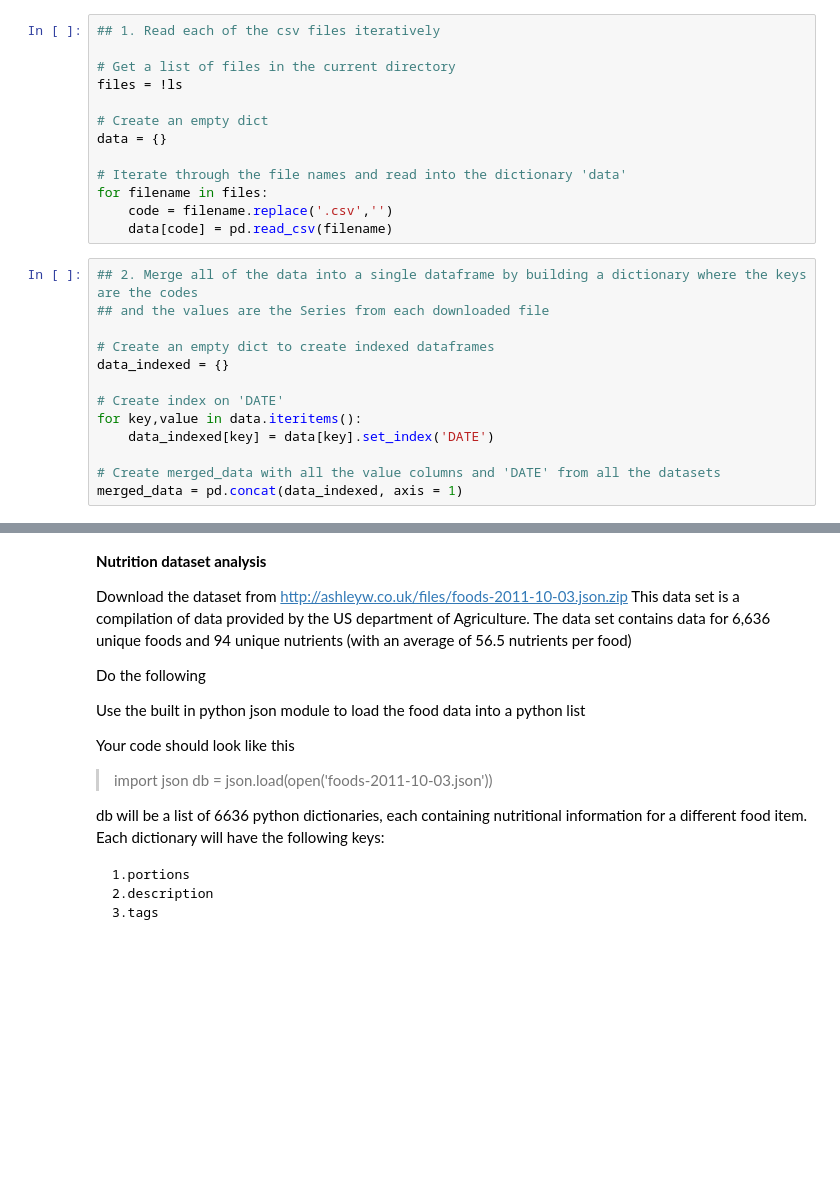
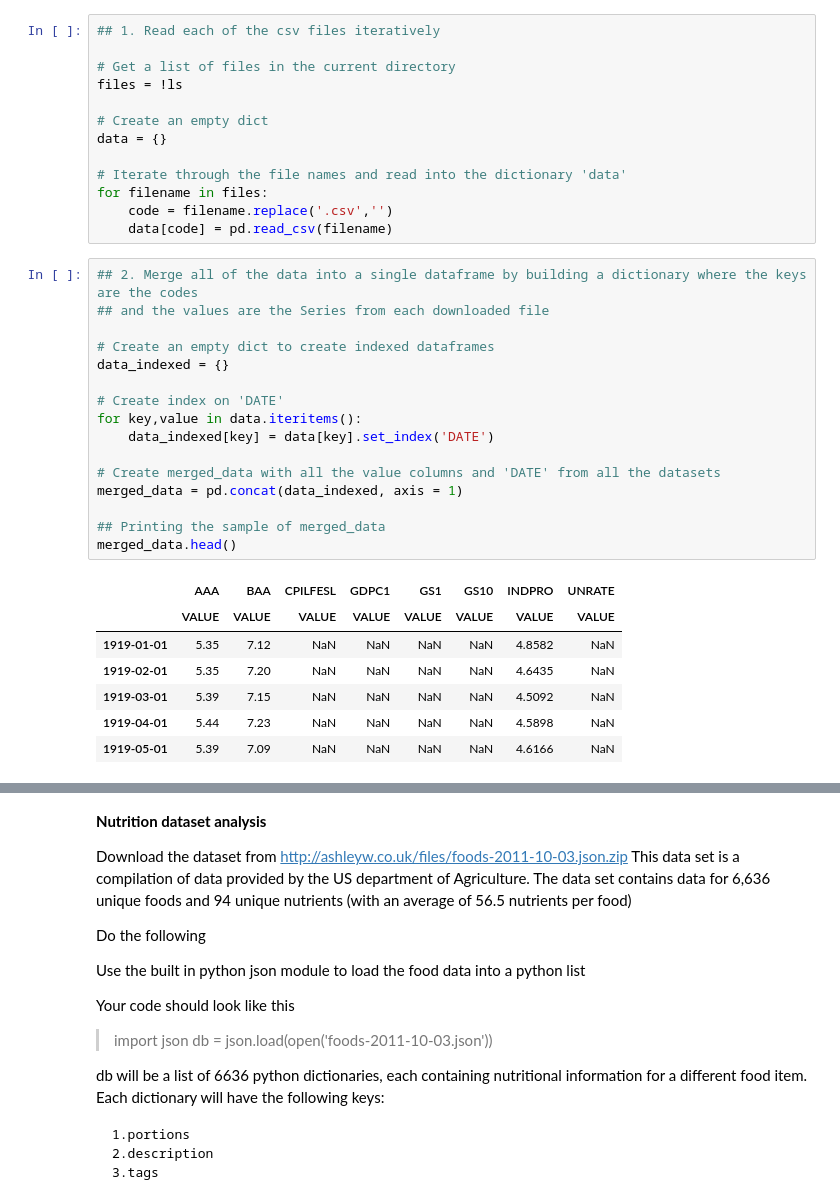
Before and after one commit to mas-dse-dmysoren/DSE200, a Jupyter notebook: day_3_models_and_learning/03_Exercises.ipynb, the cells around one changed output, grey strips where cells are left out. Drawn from its saved outputs; the diff is of its cells as text; blank space fills up the shorter version.

```diff
--- a/day_3_models_and_learning/03_Exercises.ipynb
+++ b/day_3_models_and_learning/03_Exercises.ipynb
@@ -79,16 +89,27 @@ for filename in files:
 # %%
 ## 2. Merge all of the data into a single dataframe by building a dictionary where the keys are the codes
 ## and the values are the Series from each downloaded file
 
 # Create an empty dict to create indexed dataframes
 data_indexed = {}
 
 # Create index on 'DATE'
 for key,value in data.iteritems():
     data_indexed[key] = data[key].set_index('DATE')
 
 # Create merged_data with all the value columns and 'DATE' from all the datasets
 merged_data = pd.concat(data_indexed, axis = 1)
+
+## Printing the sample of merged_data
+merged_data.head()
+# %% [output]
+|  | AAA | BAA | CPILFESL | GDPC1 | GS1 | GS10 | INDPRO | UNRATE |
+|  | VALUE | VALUE | VALUE | VALUE | VALUE | VALUE | VALUE | VALUE |
+| 1919-01-01 | 5.35 | 7.12 | NaN | NaN | NaN | NaN | 4.8582 | NaN |
+| 1919-02-01 | 5.35 | 7.20 | NaN | NaN | NaN | NaN | 4.6435 | NaN |
+| 1919-03-01 | 5.39 | 7.15 | NaN | NaN | NaN | NaN | 4.5092 | NaN |
+| 1919-04-01 | 5.44 | 7.23 | NaN | NaN | NaN | NaN | 4.5898 | NaN |
+| 1919-05-01 | 5.39 | 7.09 | NaN | NaN | NaN | NaN | 4.6166 | NaN |
 # %%
 ## 3. Construct the Term and Default premia series using basic math on the series, and mmerge the resulting series using JOIN operation.
 ## HINT: term_premium = merged_data[’GS10’] - merged_data[’GS1’] and default_premium = merged_data[’BAA’] - merged_data[’AAA’]
```
Also changed, not shown: parts of 37 cells of this notebook, 1 other file.
